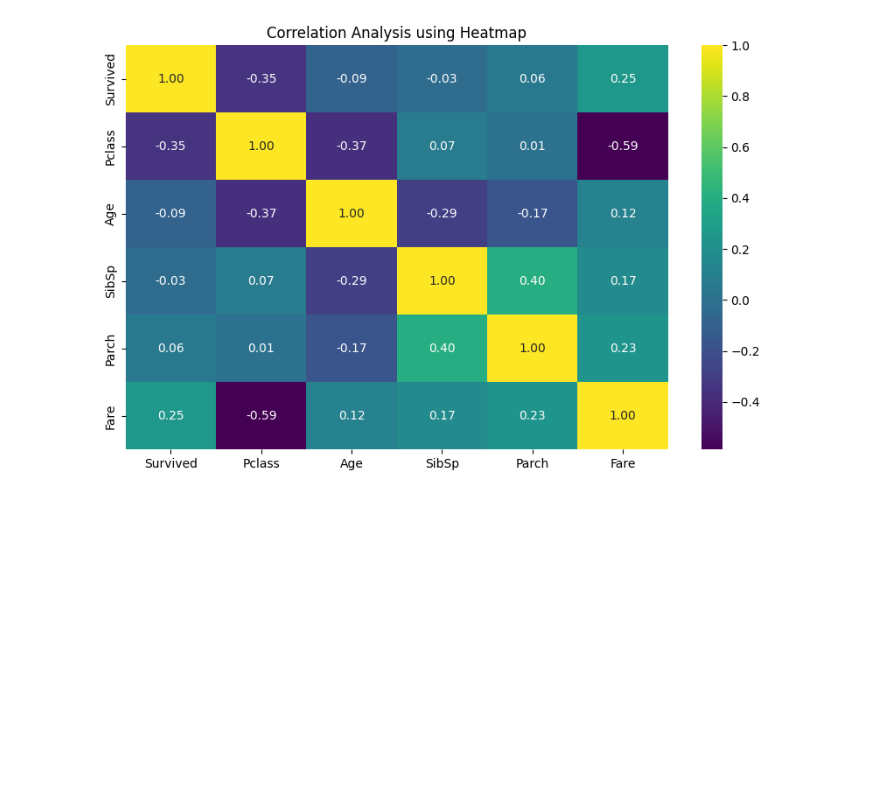
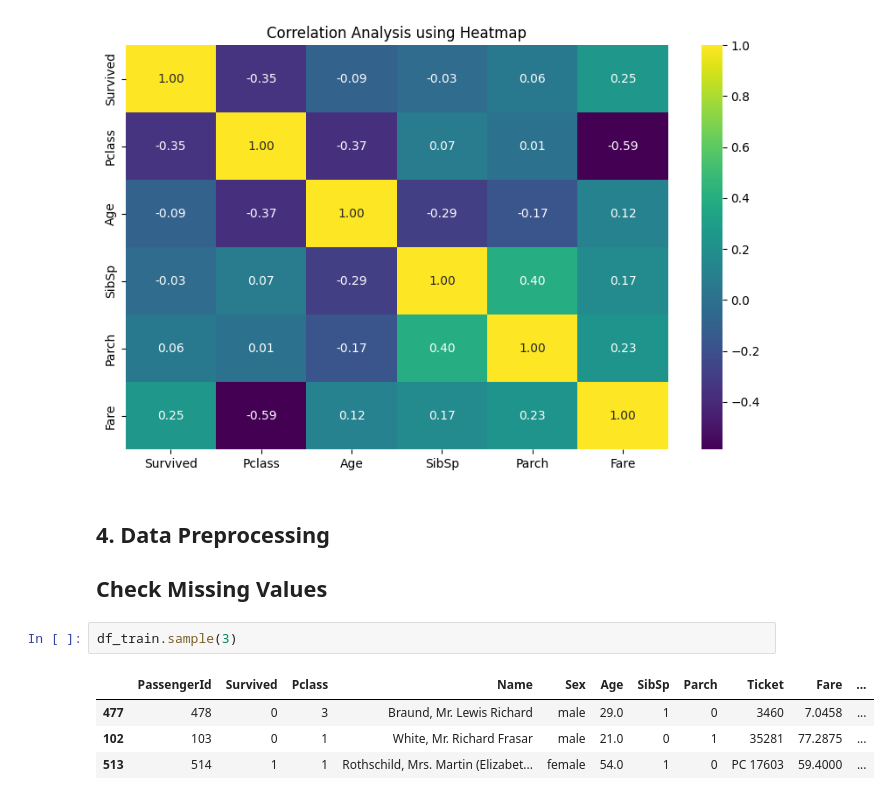
Before and after one commit to adiprrassetyo/belajar-data-science, a Jupyter notebook: chapter_2/titanic/titanic_study_case.ipynb, the cells around one changed output. Saved outputs shown, nothing was run; the diff lists cells and outputs as text; blank space fills up the shorter version.

Commit message:
Add Data Preprocessing and importing new libraries

```diff
--- a/chapter_2/titanic/titanic_study_case.ipynb
+++ b/chapter_2/titanic/titanic_study_case.ipynb
@@ -169,3 +169,14 @@ plt.title('Correlation Analysis using Heatmap')
 plt.show()
 # %% [output]
 [figure]
+# %% [markdown]
+## 4. Data Preprocessing
+
+## Check Missing Values
+# %%
+df_train.sample(3)
+# %% [output]
+|  | PassengerId | Survived | Pclass | Name | Sex | Age | SibSp | Parch | Ticket | Fare | ... |
+| 477 | 478 | 0 | 3 | Braund, Mr. Lewis Richard | male | 29.0 | 1 | 0 | 3460 | 7.0458 | ... |
+| 102 | 103 | 0 | 1 | White, Mr. Richard Frasar | male | 21.0 | 0 | 1 | 35281 | 77.2875 | ... |
+| 513 | 514 | 1 | 1 | Rothschild, Mrs. Martin (Elizabet... | female | 54.0 | 1 | 0 | PC 17603 | 59.4000 | ... |
```
Also changed, not shown: parts of 8 cells of this notebook.
